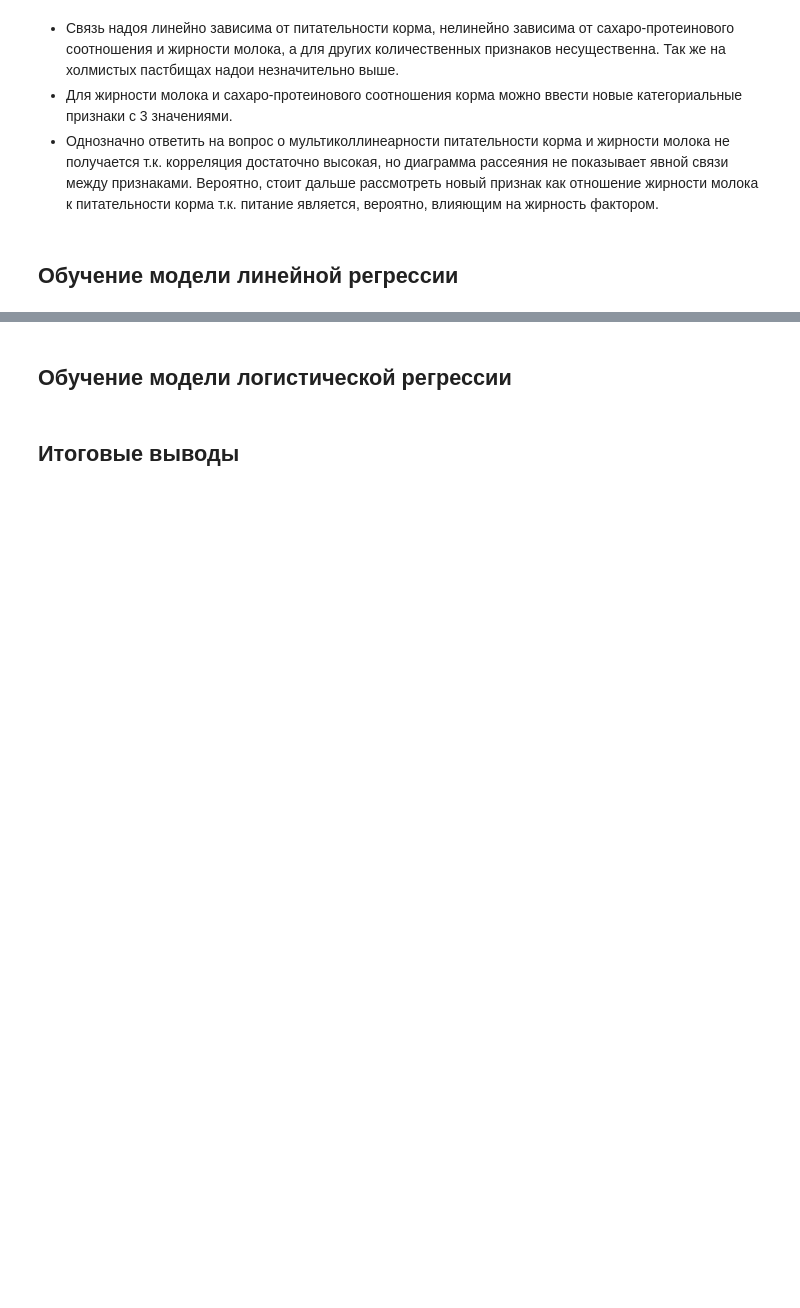
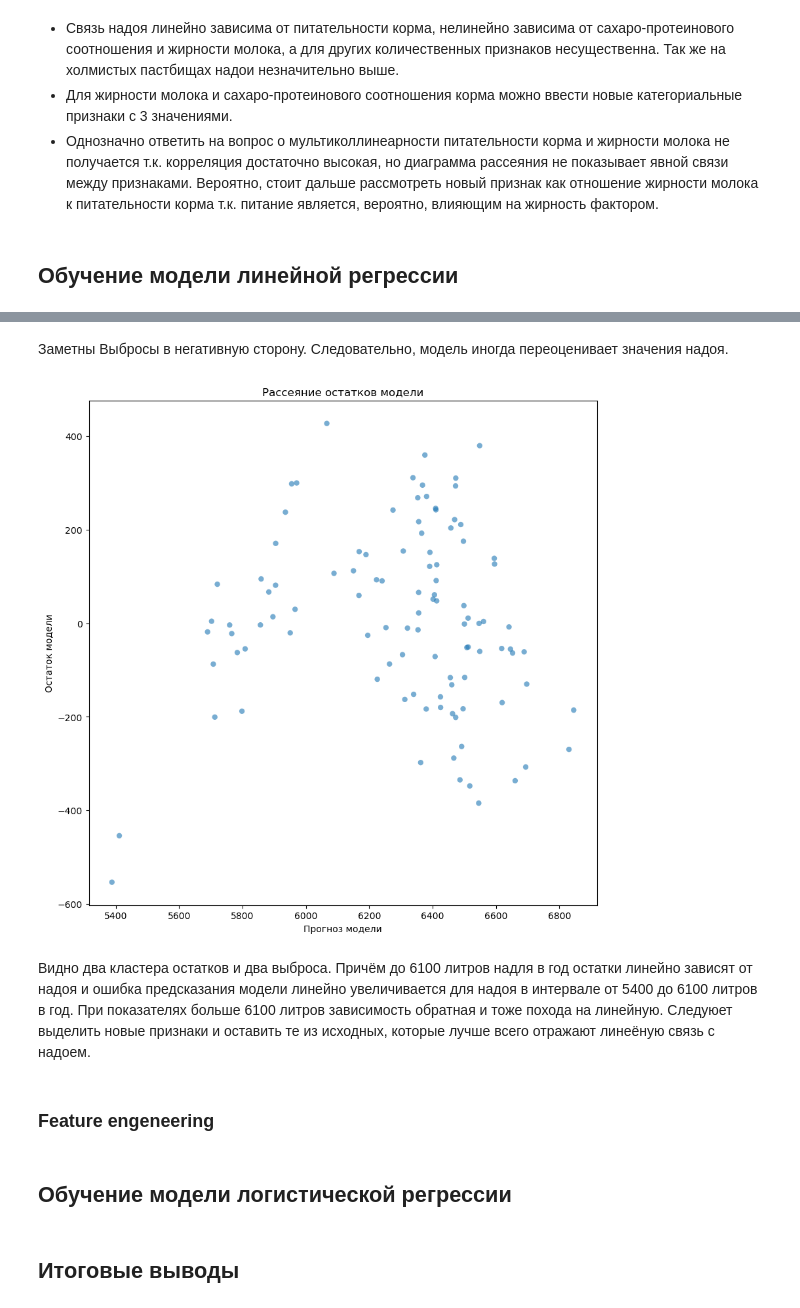
Before and after one commit to EvanderLatine/DS_Practicum, a Jupyter notebook: Ferm_Predictions/research.ipynb, the cells around one changed output, grey strips where cells are left out. Saved outputs shown, nothing was run; the diff lists cells and outputs as text; code cells hidden in the pictures; blank space fills up the shorter version.

```diff
--- a/Ferm_Predictions/research.ipynb
+++ b/Ferm_Predictions/research.ipynb
@@ -892,3 +956,17 @@ plt.show()
+# %% [markdown]
+Заметны Выбросы в негативную сторону. Следовательно, модель иногда переоценивает значения надоя.
+# %%
+fig, ax = plt.subplots(figsize=(10, 10))
+sct = ax.scatter(y_pred, residuals, alpha=0.6, edgecolors="none")
+ax.set_title(f"Рассеяние остатков модели")
+ax.set(xlabel="Прогноз модели", ylabel="Остаток модели")
+plt.show()
+# %% [output]
+[figure, added]
+# %% [markdown]
+Видно два кластера остатков и два выброса. Причём до 6100 литров надля в год остатки линейно зависят от надоя и ошибка предсказания модели линейно увеличивается для надоя в интервале от 5400 до 6100 литров в год. При показателях больше 6100  литров зависимость обратная и тоже похода на линейную. Следуюет выделить новые признаки и оставить те из исходных, которые лучше всего отражают линеёную связь с надоем.
+# %% [markdown]
+### Feature engeneering
 # %% [markdown]
 ## Обучение модели логистической регрессии
 # %% [markdown]
```
Also changed, not shown: parts of 9 cells of this notebook.
